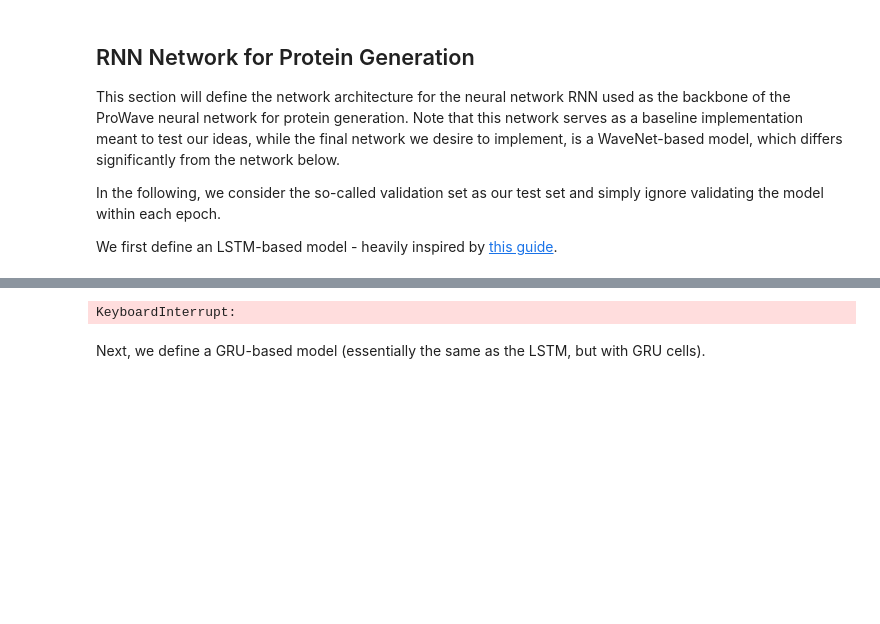
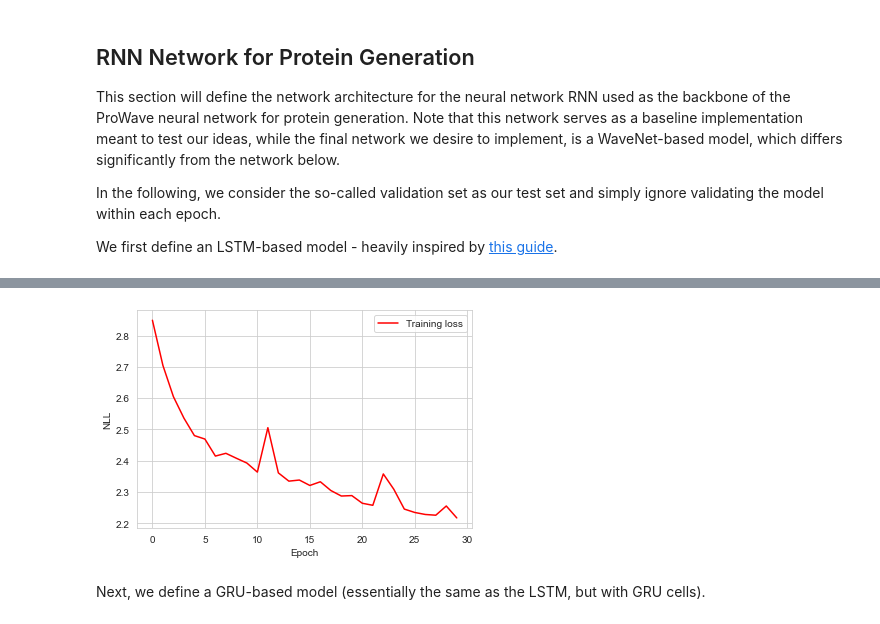
Before and after one commit to hansemandse/prowave, a Jupyter notebook: src/DeeplearningProject.ipynb, the cells around one changed output, grey strips where cells are left out. Cells and saved outputs as stored; diff of their text form; code cells hidden in the pictures; blank space fills up the shorter version.

Commit message:
Ran Training and fixed GRU

```diff
--- a/src/DeeplearningProject.ipynb
+++ b/src/DeeplearningProject.ipynb
@@ -33,11 +33,11 @@ We were unable to make the data download script, `download_data.sh`, run from Ju
 # %%
 from tape.datasets import LanguageModelingDataset
 
-#data_path = '/Users/lucasballing/Desktop/DeepLearningProject/prowave-main/data/pfam/'
-data_path = 'E:/Pfam/data/'
-train_data   = LanguageModelingDataset(data_path, 'train')
-valid_data   = LanguageModelingDataset(data_path, 'valid')
-holdout_data = LanguageModelingDataset(data_path, 'holdout')
+data_path = '/Users/lucasballing/Desktop/DeepLearningProject/prowave-main/data/pfam/'
+#data_path = 'E:/Pfam/data/'
+#train_data   = LanguageModelingDataset(data_path, 'train')
+#valid_data   = LanguageModelingDataset(data_path, 'valid')
+#holdout_data = LanguageModelingDataset(data_path, 'holdout')
 # %% [markdown]
 #### Understanding data features
 
@@ -385,9 +385,9 @@ print(Y_valid.head())
 We will use a DataLoader to make training more efficient. Unfortunately, Pickle loads the data as an implicit `object_` type (which Pandas also uses to represent DataFrame entries that are not scalars or similar basic types), which must be converted to a numeric type that PyTorch can work with. This is done with the conversion to a Python list below.
 # %%
 from torch.utils.data import TensorDataset, DataLoader
-EPOCHS = 500
+EPOCHS = 30
 BATCH_SIZE = 10
-TRAIN_SIZE = 1000 # max len(X_train.values)
+TRAIN_SIZE = 10000 # max len(X_train.values)
 VALID_SIZE = 1000  # max len(X_valid.values)
 
 # Transform training data first
@@ -412,5 +412,5 @@ from model import ProLSTM, ProGRU, train
 # %%
 # LSTM network
-net = ProLSTM(batch_size=BATCH_SIZE)
-train(net, train_loader, epochs = EPOCHS)
+netProLSTM = ProLSTM(batch_size=BATCH_SIZE)
+train(netProLSTM, train_loader, epochs = EPOCHS)
 # %% [output]
@@ -418,4 +434,4 @@ Epoch 0, training loss: 2.9654468750953673
-KeyboardInterrupt:
+[figure, added]
 # %% [markdown]
 Next, we define a GRU-based model (essentially the same as the LSTM, but with GRU cells).
 # %%
```
Also changed, not shown: parts of 5 cells of this notebook, 1 other file.
